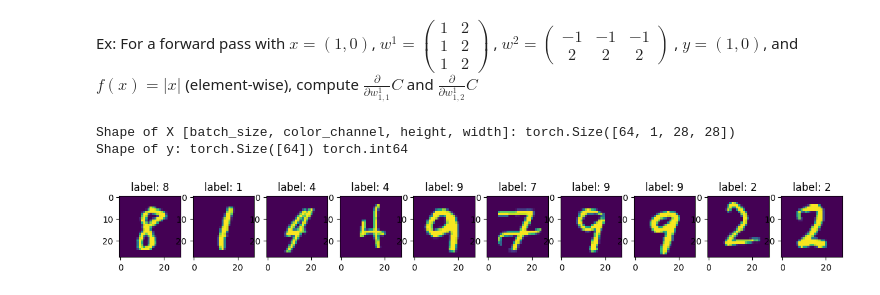
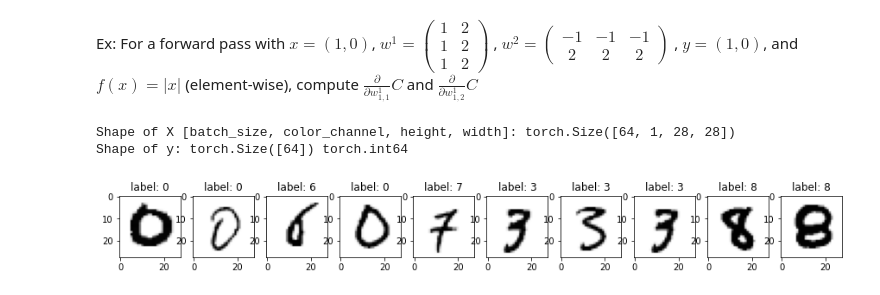
Before and after one commit to MMRES-PyBootcamp/MMRES-python-bootcamp2022, a Jupyter notebook: 13_Neural_Network101.ipynb, the cells around one changed output. Saved outputs shown, nothing was run; the diff lists cells and outputs as text; code cells hidden in the pictures.

```diff
--- a/13_Neural_Network101.ipynb
+++ b/13_Neural_Network101.ipynb
@@ -187,11 +190,11 @@ test_data = list(test_dataloader)
 # %%
 fig, axs = plt.subplots(ncols=10, figsize=(15, 4))
 for i, pick in enumerate(np.random.randint(len(test_data),size=10)):
     ax = axs[i]
-    ax.imshow(test_data[pick][0][0][0, :, :])
+    ax.imshow(test_data[pick][0][0][0, :, :], cmap="Greys")
     ax.set_title(f"label: {test_data[pick][1][0]}")
 # %% [output]
-[figure, old version]
+[figure, new version]
 # %%
 loss_fn = nn.CrossEntropyLoss() # nn.MSELoss() # mean squared error (MSE) loss
 optimizer = torch.optim.SGD(model.parameters(), lr=1e-3) # stochastic gradient descent (SGD) optimizer
```
Also changed, not shown: parts of 14 cells of this notebook.
